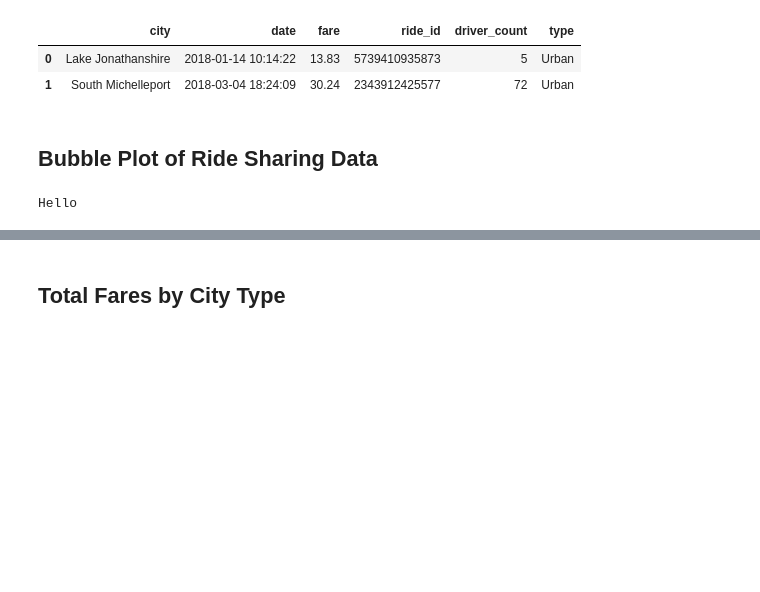
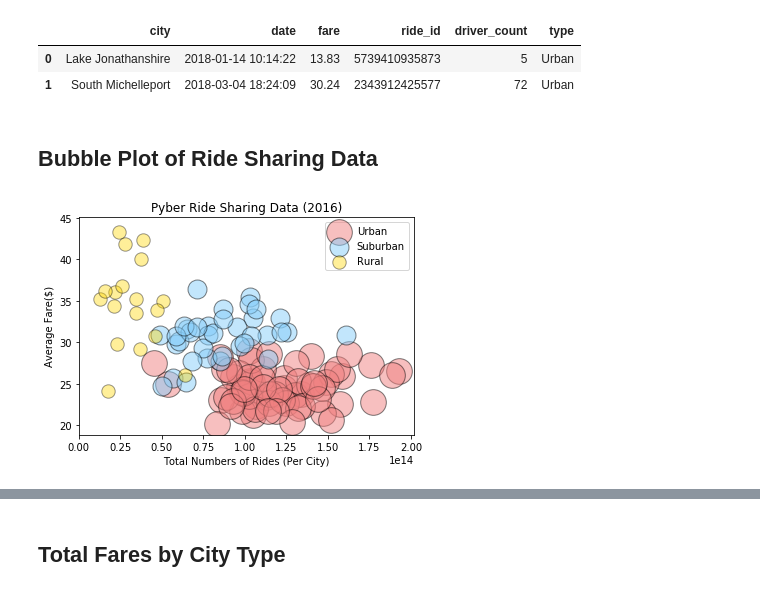
Before and after one commit to ncruzz/matplotlib, a Jupyter notebook: Pyber/pyber_starter.ipynb, the cells around one changed output, grey strips where cells are left out. Cells and saved outputs as stored; diff of their text form; code cells hidden in the pictures; blank space fills up the shorter version.

```diff
--- a/Pyber/pyber_starter.ipynb
+++ b/Pyber/pyber_starter.ipynb
@@ -25,44 +25,45 @@ merger.head(2)
 | 1 | South Michelleport | 2018-03-04 18:24:09 | 30.24 | 2343912425577 | 72 | Urban |
 # %% [markdown]
 ## Bubble Plot of Ride Sharing Data
-# %%
-print("Hello")
-# %% [output]
-Hello
 # %%
 # Obtain the x and y coordinates for each of the three city types
 urban = merger.loc[merger["type"] == "Urban"]
 suburban = merger.loc[merger["type"] == "Suburban"]
-rural = merger.loc[merger["type"] == "rural"]
+rural = merger.loc[merger["type"] == "Rural"]
 
 urban_m = driver.loc[driver["type"] == "Urban"]
 suburban_m = driver.loc[driver["type"] == "Suburban"]
-rural_m = driver.loc[driver["type"] == "rural"]
+rural_m = driver.loc[driver["type"] == "Rural"]
 
 
 urban_city = urban.groupby(["city"])
 UF = urban_city["fare"].mean()
 UR = urban_city["ride_id"].sum()
-UD = rural_m["driver_count"].count()
+UD = urban_m["driver_count"].count()
 
 sub_city = suburban.groupby(["city"])
 SF = sub_city["fare"].mean()
 SR = sub_city["ride_id"].sum()
 SD = suburban_m["driver_count"].count()
 
 r_city = rural.groupby(["city"])
 RF = r_city["fare"].mean()
 RR = r_city["ride_id"].sum()
 RD = rural_m["driver_count"].count()
 
 # Build the scatter plots for each city types
 
+plt.scatter(UR, UF, s=UD*10, marker = 'o', facecolors = 'lightcoral', edgecolors = 'black', alpha = 0.5, label = "Urban")
+plt.scatter(SR, SF, s=SD*10, marker = 'o', facecolors = 'lightskyblue', edgecolors = 'black', alpha = 0.5, label = "Suburban")
+plt.scatter(RR, RF, s=RD*10, marker = 'o', facecolors = 'gold', edgecolors = 'black', alpha = 0.4, label = "Rural")
 
-
-# Incorporate the other graph properties
-
-# Create a legend
+plt.title("Pyber Ride Sharing Data (2016)")
+plt.xlabel("Total Numbers of Rides (Per City)")
+plt.ylabel("Average Fare($)")
+plt.legend(loc="upper right")
 
 # Incorporate a text label regarding circle size
 
-# Save Figure
+plt.savefig("../images/Pyber Ride Sharing Data 2016.png")
+# %% [output]
+[figure, added]
```
Also changed, not shown: parts of 2 cells of this notebook, 1 other file.
